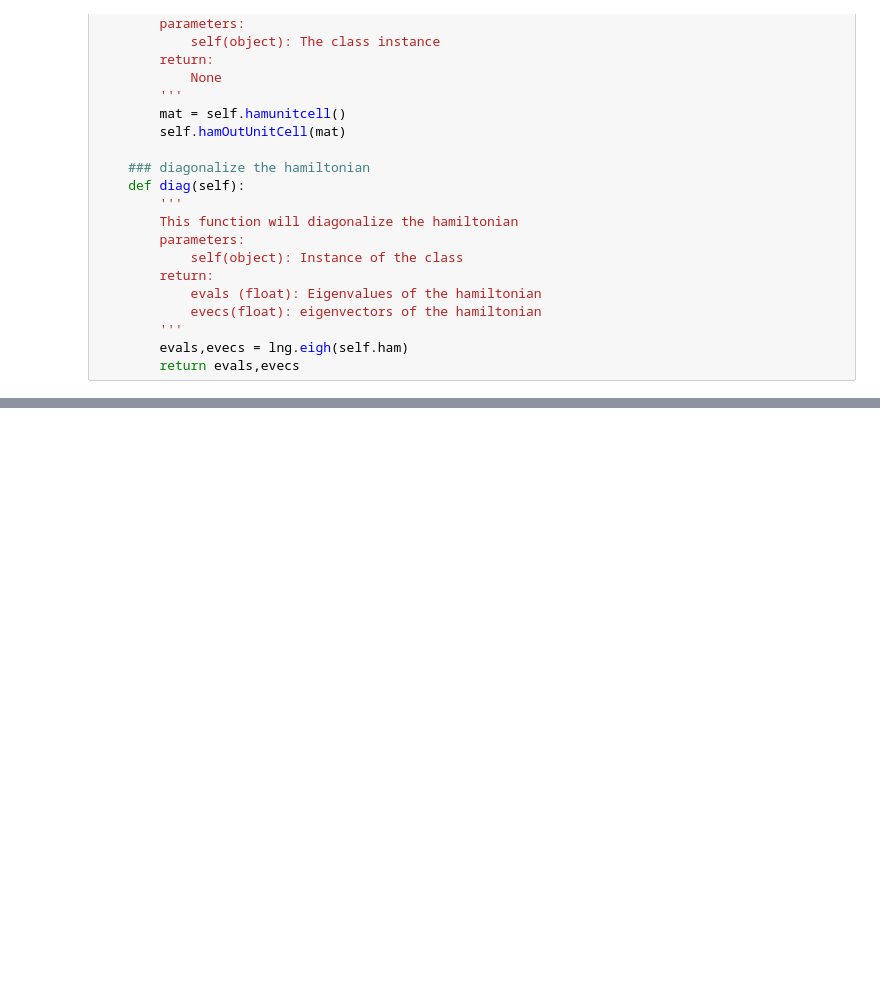
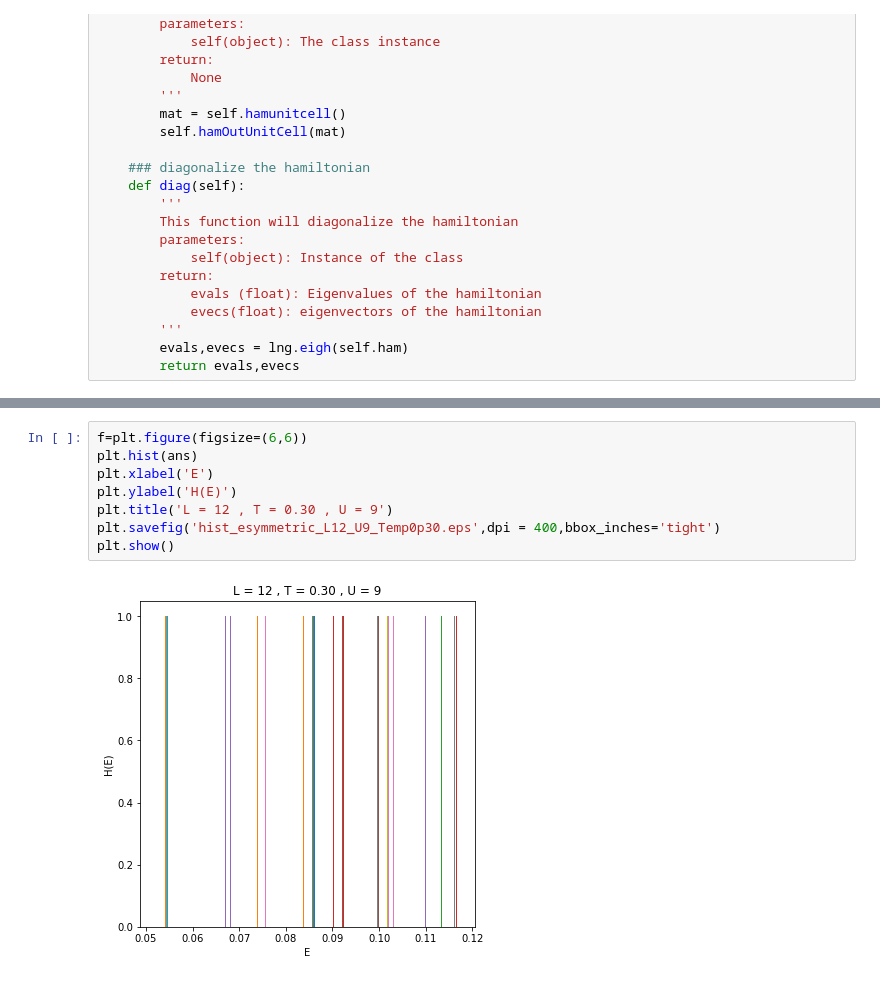
Before and after one commit to Shashi1a/intkagome, a Jupyter notebook: Untitled.ipynb, the cells around one changed output, grey strips where cells are left out. Drawn from its saved outputs; the diff is of its cells as text; blank space fills up the shorter version.

```diff
--- a/Untitled.ipynb
+++ b/Untitled.ipynb
@@ -458,0 +459,10 @@ evl,evcs = ham2.diag()
+# %%
+f=plt.figure(figsize=(6,6))
+plt.hist(ans)
+plt.xlabel('E')
+plt.ylabel('H(E)')
+plt.title('L = 12 , T = 0.30 , U = 9')
+plt.savefig('hist_esymmetric_L12_U9_Temp0p30.eps',dpi = 400,bbox_inches='tight')
+plt.show()
+# %% [output]
+[figure, added]
```
Also changed, not shown: parts of 12 cells of this notebook.
